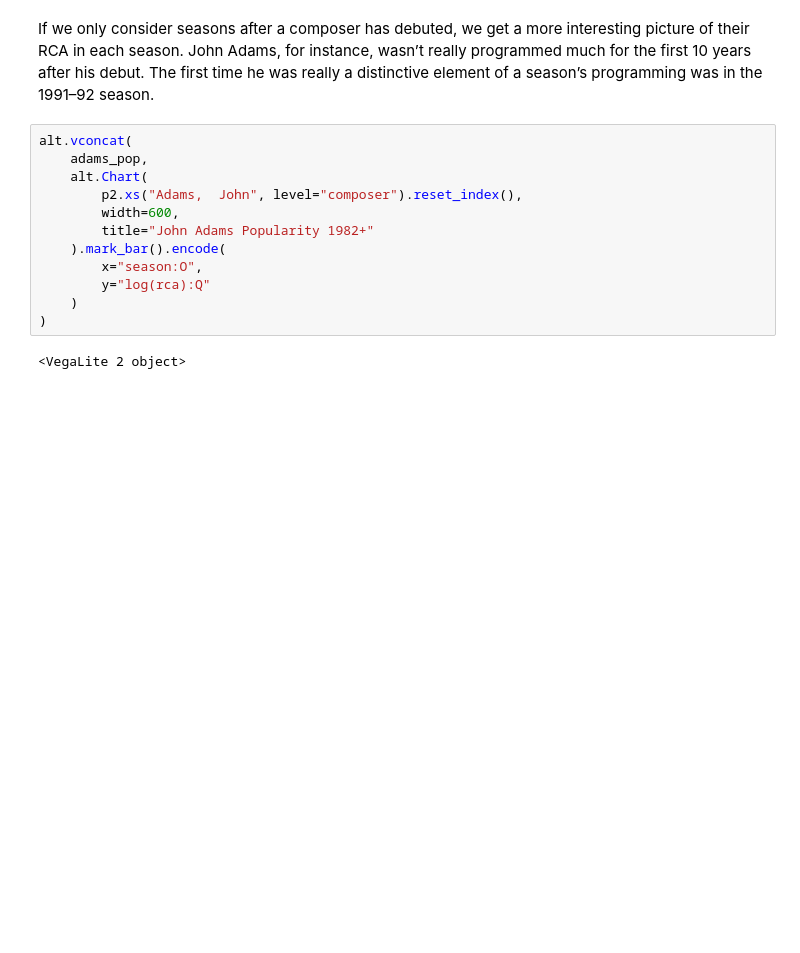
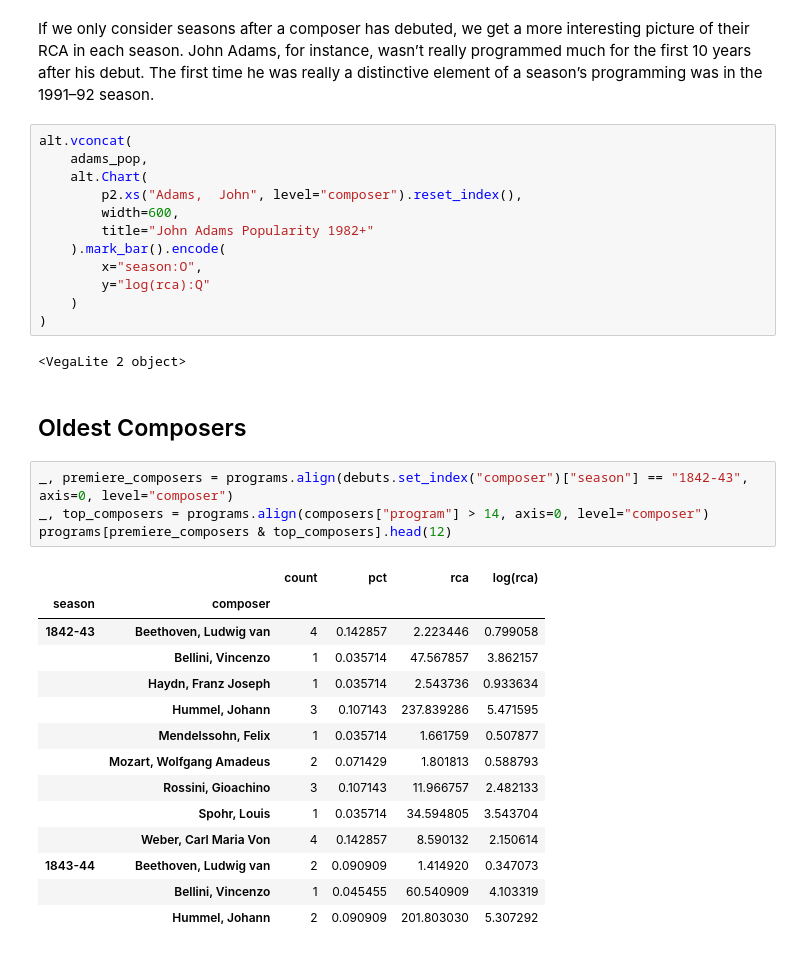
Before and after one commit to darthmall/nyphil, a Jupyter notebook: notebooks/01_Composer_Trends.ipynb, the cells around one changed output. Cells and saved outputs as stored; diff of their text form; blank space fills up the shorter version.

Commit message:
Look at the RCA for the composers from the first season

```diff
--- a/notebooks/01_Composer_Trends.ipynb
+++ b/notebooks/01_Composer_Trends.ipynb
@@ -229,3 +229,24 @@ alt.vconcat(
 )
 # %% [output]
 <VegaLite 2 object>
+# %% [markdown]
+## Oldest Composers
+# %%
+_, premiere_composers = programs.align(debuts.set_index("composer")["season"] == "1842-43", axis=0, level="composer")
+_, top_composers = programs.align(composers["program"] > 14, axis=0, level="composer")
+programs[premiere_composers & top_composers].head(12)
+# %% [output]
+|  |  | count | pct | rca | log(rca) |
+| season | composer |  |  |  |  |
+| 1842-43 | Beethoven, Ludwig van | 4 | 0.142857 | 2.223446 | 0.799058 |
+|  | Bellini, Vincenzo | 1 | 0.035714 | 47.567857 | 3.862157 |
+|  | Haydn, Franz Joseph | 1 | 0.035714 | 2.543736 | 0.933634 |
+|  | Hummel, Johann | 3 | 0.107143 | 237.839286 | 5.471595 |
+|  | Mendelssohn, Felix | 1 | 0.035714 | 1.661759 | 0.507877 |
+|  | Mozart, Wolfgang Amadeus | 2 | 0.071429 | 1.801813 | 0.588793 |
+|  | Rossini, Gioachino | 3 | 0.107143 | 11.966757 | 2.482133 |
+|  | Spohr, Louis | 1 | 0.035714 | 34.594805 | 3.543704 |
+|  | Weber, Carl Maria Von | 4 | 0.142857 | 8.590132 | 2.150614 |
+| 1843-44 | Beethoven, Ludwig van | 2 | 0.090909 | 1.414920 | 0.347073 |
+|  | Bellini, Vincenzo | 1 | 0.045455 | 60.540909 | 4.103319 |
+|  | Hummel, Johann | 2 | 0.090909 | 201.803030 | 5.307292 |
```
Also changed, not shown: parts of 1 cell of this notebook.
